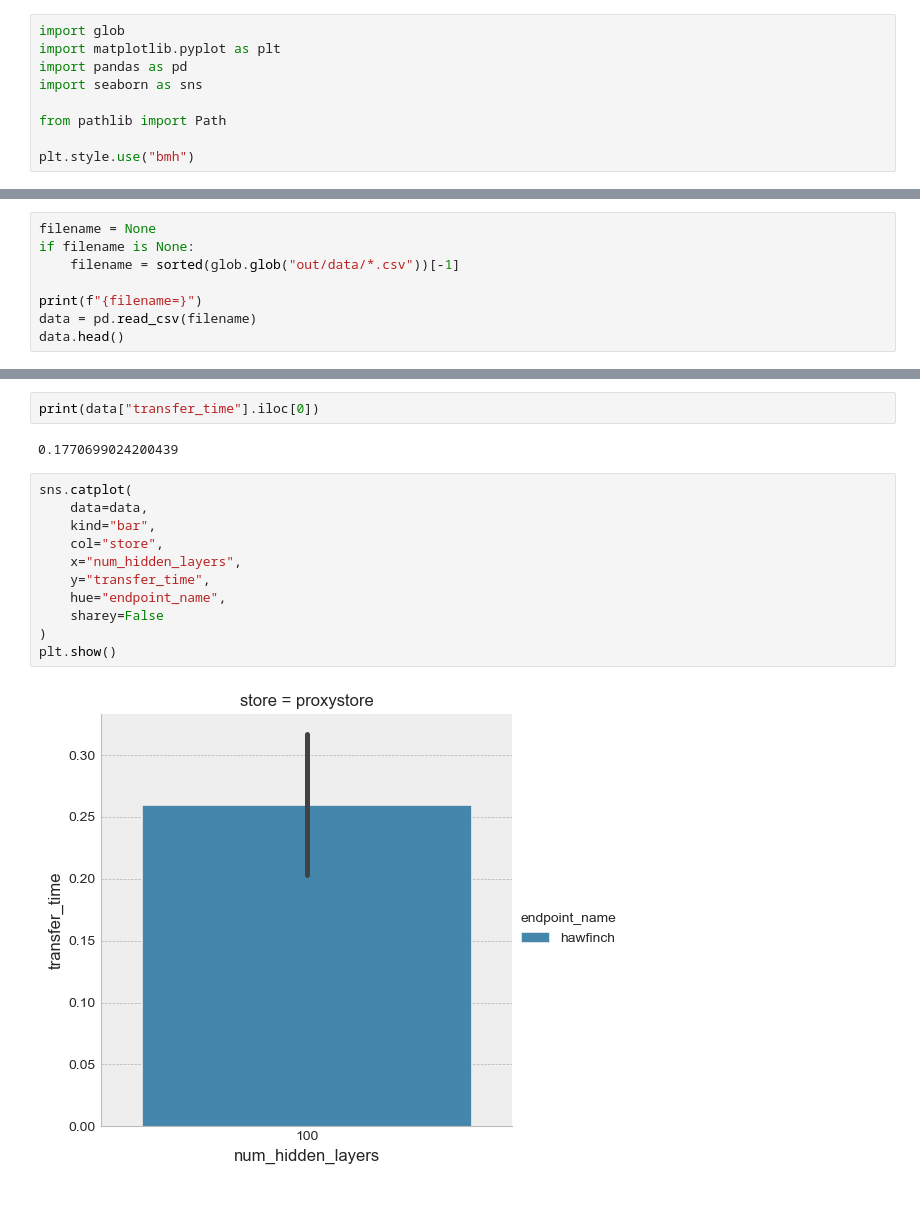
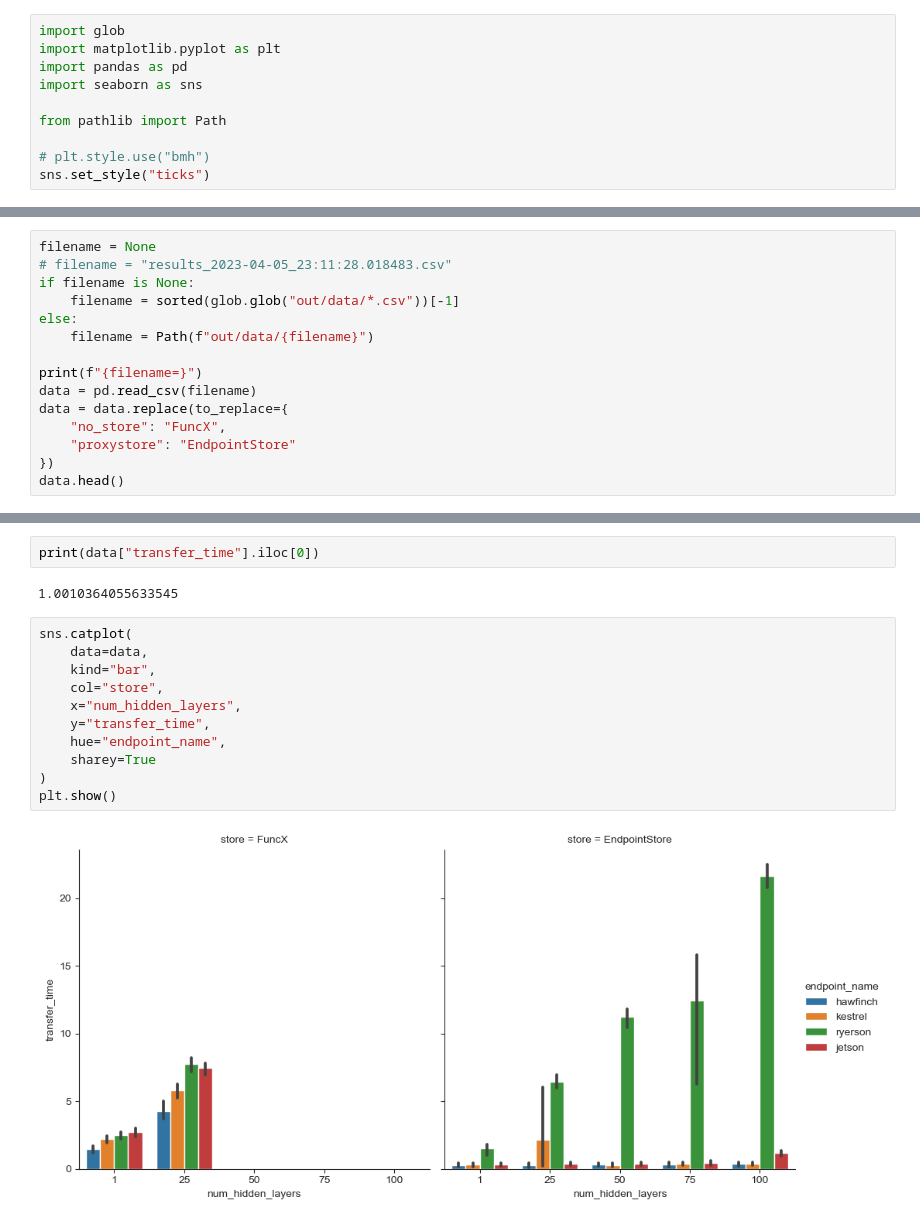
Before and after one commit to proxystore/federated-learning, a Jupyter notebook: Results.ipynb, the cells around one changed output, grey strips where cells are left out. Drawn from its saved outputs; the diff is of its cells as text.

Commit message:
Simple results
TODO:
- Run modified version of controller logic to *JUST* calculate the raw data transfer size (rather than just the model params in bytes)

```diff
--- a/Results.ipynb
+++ b/Results.ipynb
@@ -6,7 +6,8 @@ import seaborn as sns
 
 from pathlib import Path
 
-plt.style.use("bmh")
+# plt.style.use("bmh")
+sns.set_style("ticks")
 # %% [markdown]
 # Load Data
 Either use the default of loading in the most recent data (i.e., `filename = None`) or fix it to a specific file.
@@ -13,9 +17,16 @@ Either use the default of loading in the most recent data (i.e., `filename = Non
 # %%
 filename = None
+# filename = "results_2023-04-05_23:11:28.018483.csv"
 if filename is None:
     filename = sorted(glob.glob("out/data/*.csv"))[-1]
+else:
+    filename = Path(f"out/data/{filename}")
 
 print(f"{filename=}")
 data = pd.read_csv(filename)
+data = data.replace(to_replace={
+    "no_store": "FuncX",
+    "proxystore": "EndpointStore"
+})
 data.head()
 # %% [output]
@@ -35,17 +46,17 @@ plt.show()
 # %%
 print(data["transfer_time"].iloc[0])
 # %% [output]
-0.1770699024200439
+1.0010364055633545
 # %%
 sns.catplot(
     data=data,
     kind="bar",
     col="store",
     x="num_hidden_layers",
     y="transfer_time",
     hue="endpoint_name",
-    sharey=False
+    sharey=True
 )
 plt.show()
 # %% [output]
-[figure, old version]
+[figure, new version]
```
Also changed, not shown: parts of 9 cells of this notebook, 3 other files.
